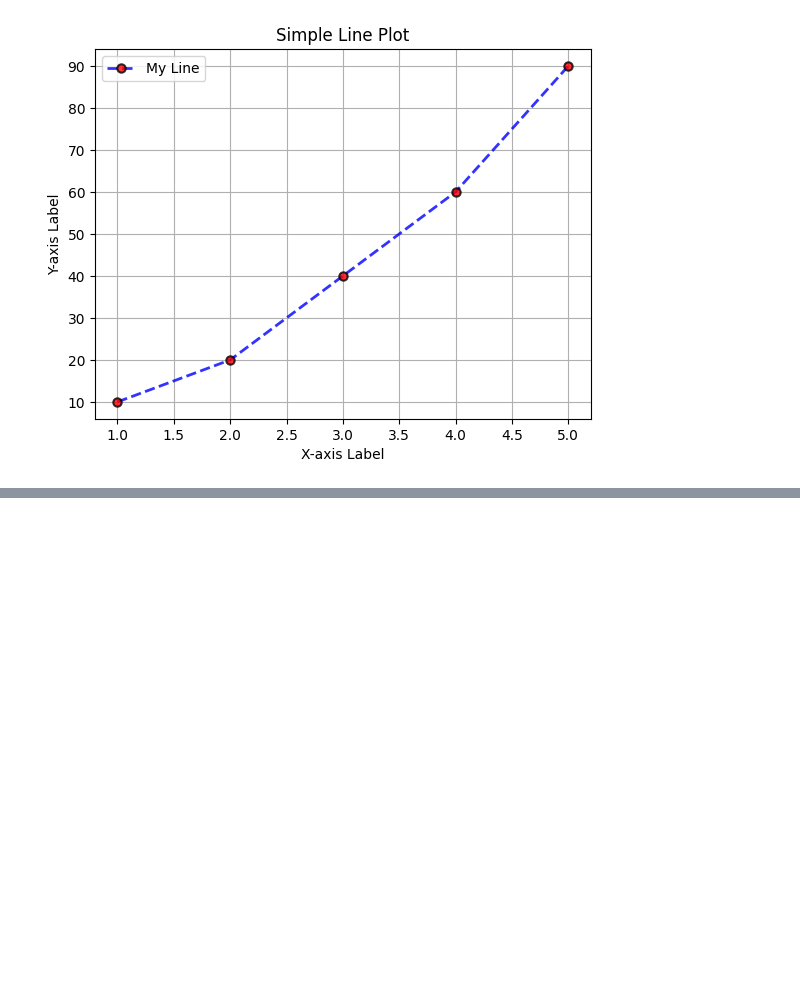
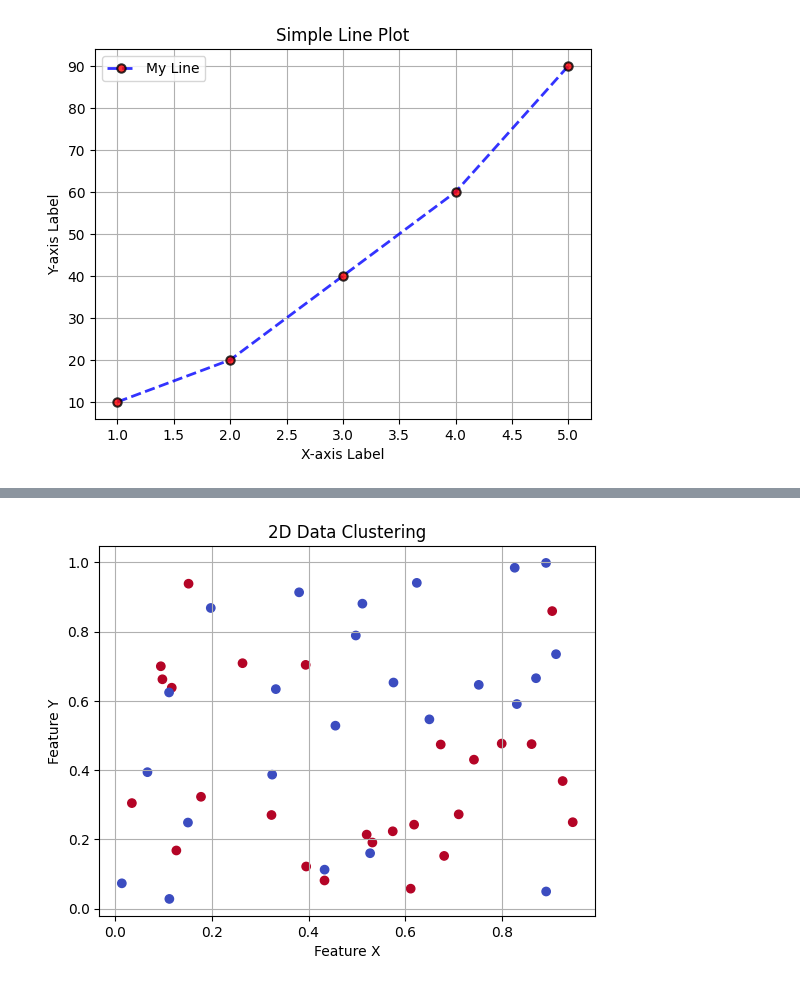
Before and after one commit to keshav2603/matplotlib-basic, a Jupyter notebook: first.ipynb, the cells around one changed output, grey strips where cells are left out. Cells and saved outputs as stored; diff of their text form; code cells hidden in the pictures; blank space fills up the shorter version.

```diff
--- a/first.ipynb
+++ b/first.ipynb
@@ -66,0 +101,13 @@ plt.show()
+# %%
+x = np.random.rand(50)
+y = np.random.rand(50)
+labels = np.random.randint(0, 2, 50)
+
+plt.scatter(x, y, c=labels, cmap='coolwarm')
+plt.title("2D Data Clustering")
+plt.xlabel("Feature X")
+plt.ylabel("Feature Y")
+plt.grid(True)
+plt.show()
+# %% [output]
+[figure, added]
```
Also changed, not shown: parts of 16 cells of this notebook.
